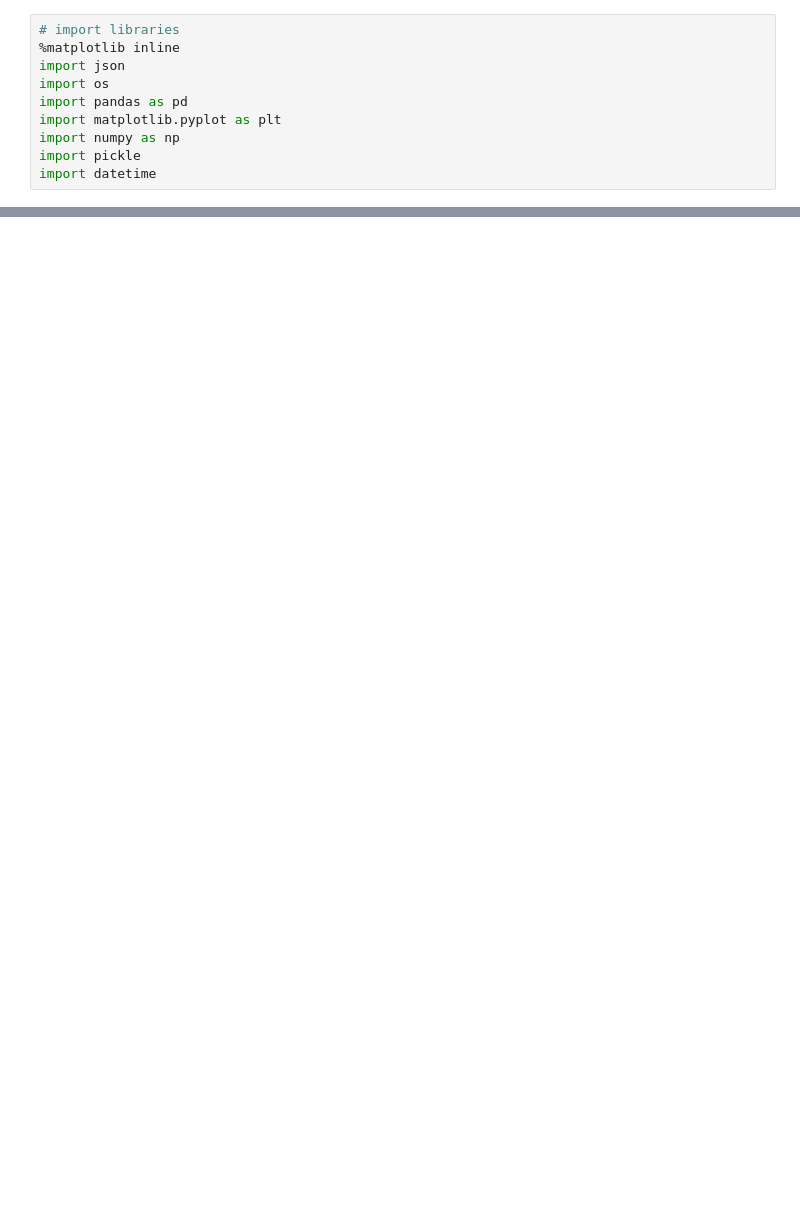
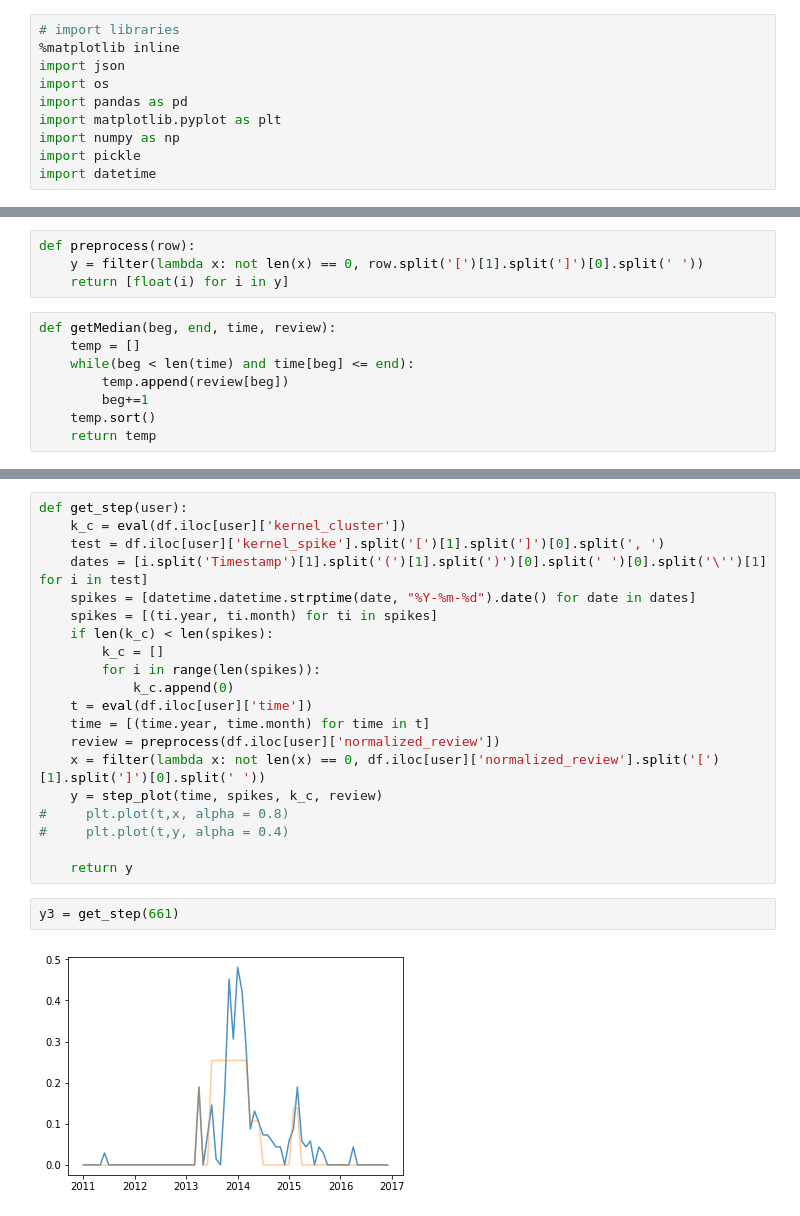
Before and after one commit to CornellDataScience/Yelp, a Jupyter notebook: salt-baes/Kenta/Dynamic_Time_Warping.ipynb, the cells around one changed output, grey strips where cells are left out. Cells and saved outputs as stored; diff of their text form; blank space fills up the shorter version.

```diff
--- a/salt-baes/Kenta/Dynamic_Time_Warping.ipynb
+++ b/salt-baes/Kenta/Dynamic_Time_Warping.ipynb
@@ -643,0 +134,12 @@ anomalieDetection(names[120])
+# %%
+def preprocess(row):
+    y = filter(lambda x: not len(x) == 0, row.split('[')[1].split(']')[0].split(' '))
+    return [float(i) for i in y]
+# %%
+def getMedian(beg, end, time, review):
+    temp = []
+    while(beg < len(time) and time[beg] <= end):
+        temp.append(review[beg])
+        beg+=1
+    temp.sort()
+    return temp
@@ -643,0 +188,24 @@ anomalieDetection(names[120])
+# %%
+def get_step(user):
+    k_c = eval(df.iloc[user]['kernel_cluster'])
+    test = df.iloc[user]['kernel_spike'].split('[')[1].split(']')[0].split(', ')
+    dates = [i.split('Timestamp')[1].split('(')[1].split(')')[0].split(' ')[0].split('\'')[1] for i in test]
+    spikes = [datetime.datetime.strptime(date, "%Y-%m-%d").date() for date in dates]
+    spikes = [(ti.year, ti.month) for ti in spikes]
+    if len(k_c) < len(spikes):
+        k_c = []
+        for i in range(len(spikes)):
+            k_c.append(0)
+    t = eval(df.iloc[user]['time'])
+    time = [(time.year, time.month) for time in t]
+    review = preprocess(df.iloc[user]['normalized_review'])
+    x = filter(lambda x: not len(x) == 0, df.iloc[user]['normalized_review'].split('[')[1].split(']')[0].split(' '))
+    y = step_plot(time, spikes, k_c, review)
+#     plt.plot(t,x, alpha = 0.8)
+#     plt.plot(t,y, alpha = 0.4)
+
+    return y
+# %%
+y3 = get_step(661)
+# %% [output]
+[figure, added]
```
Also changed, not shown: parts of 116 cells of this notebook.
